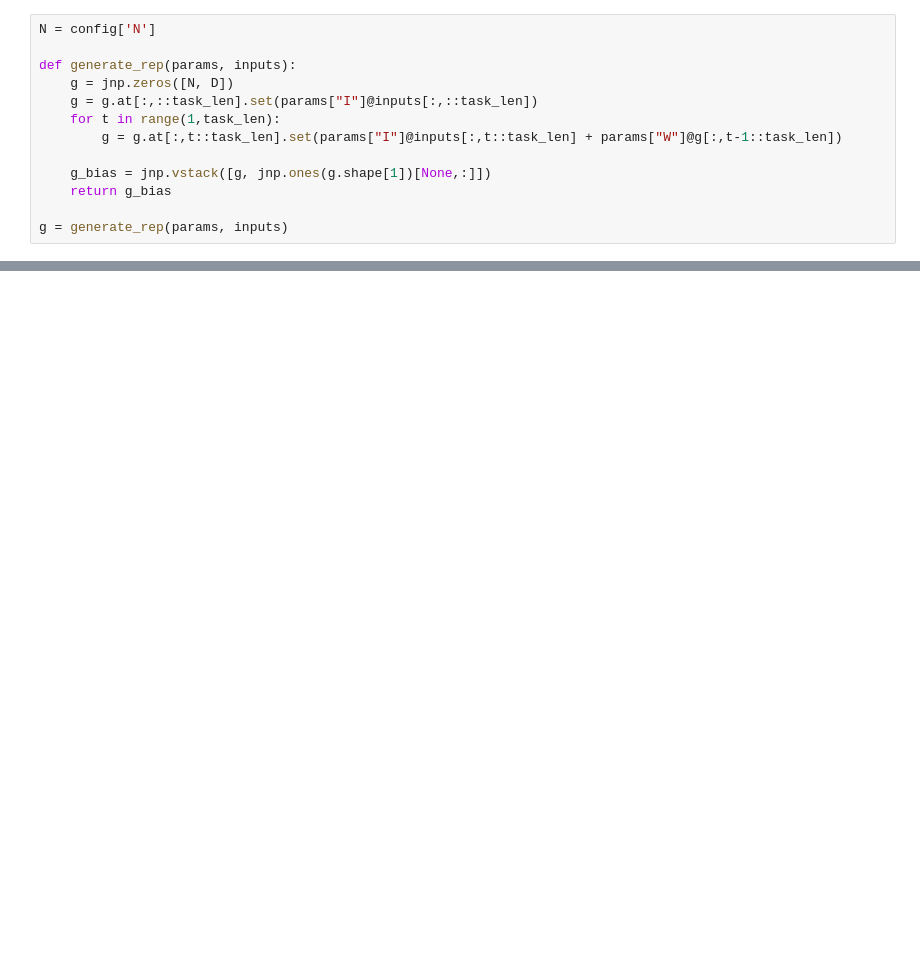
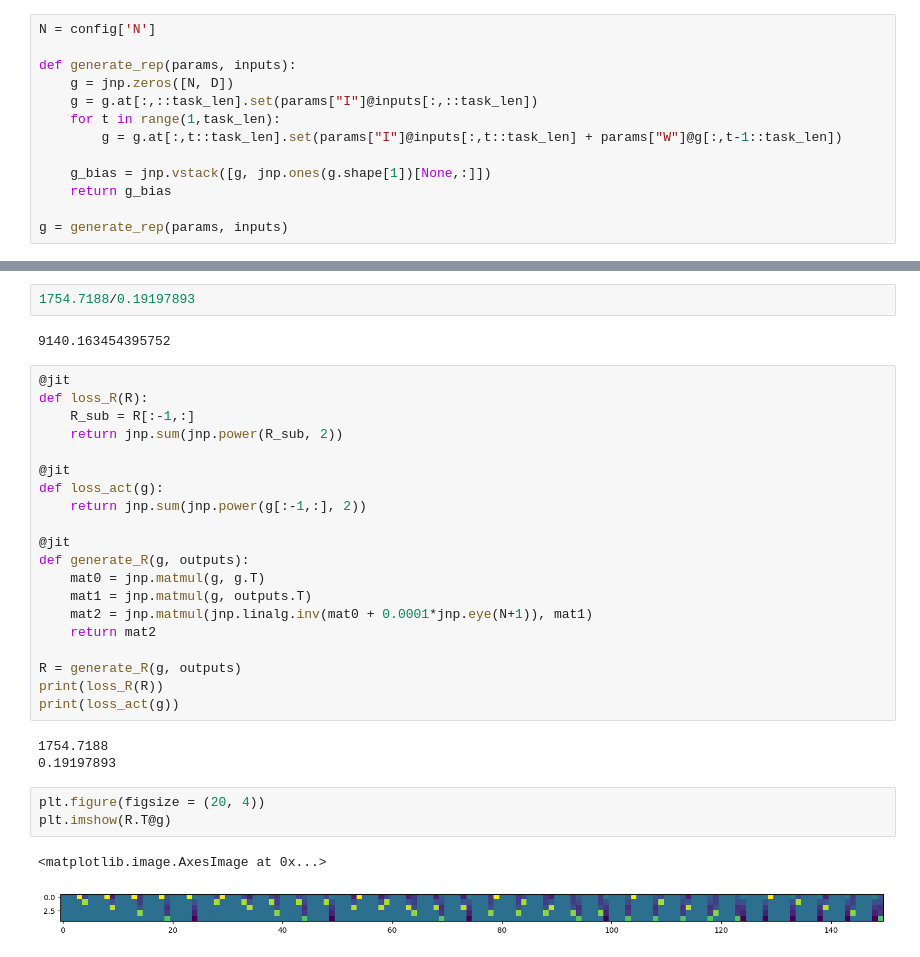
Before and after one commit to kylehkhsu/modular, a Jupyter notebook: 2024_May_13_Xie_Explorer.ipynb, the cells around one changed output, grey strips where cells are left out. Drawn from its saved outputs; the diff is of its cells as text; blank space fills up the shorter version.

```diff
--- a/2024_May_13_Xie_Explorer.ipynb
+++ b/2024_May_13_Xie_Explorer.ipynb
@@ -437,0 +443,33 @@ Best Fitting Scale Parameters: 0.002732887900673802
+# %%
+1754.7188/0.19197893
+# %% [output]
+9140.163454395752
+# %%
+@jit
+def loss_R(R):
+    R_sub = R[:-1,:]
+    return jnp.sum(jnp.power(R_sub, 2))
+
+@jit
+def loss_act(g):
+    return jnp.sum(jnp.power(g[:-1,:], 2))
+
+@jit
+def generate_R(g, outputs):
+    mat0 = jnp.matmul(g, g.T)
+    mat1 = jnp.matmul(g, outputs.T)
+    mat2 = jnp.matmul(jnp.linalg.inv(mat0 + 0.0001*jnp.eye(N+1)), mat1)
+    return mat2
+
+R = generate_R(g, outputs)
+print(loss_R(R))
+print(loss_act(g))
+# %% [output]
+1754.7188
+0.19197893
+# %%
+plt.figure(figsize = (20, 4))
+plt.imshow(R.T@g)
+# %% [output]
+<matplotlib.image.AxesImage at 0x...>
+[figure, added]
```
Also changed, not shown: parts of 6 cells of this notebook.
